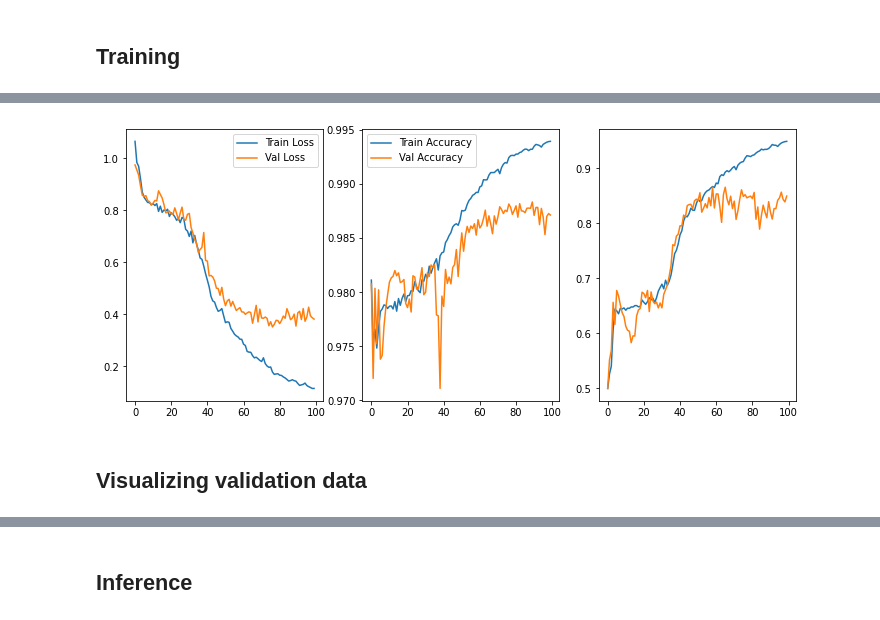
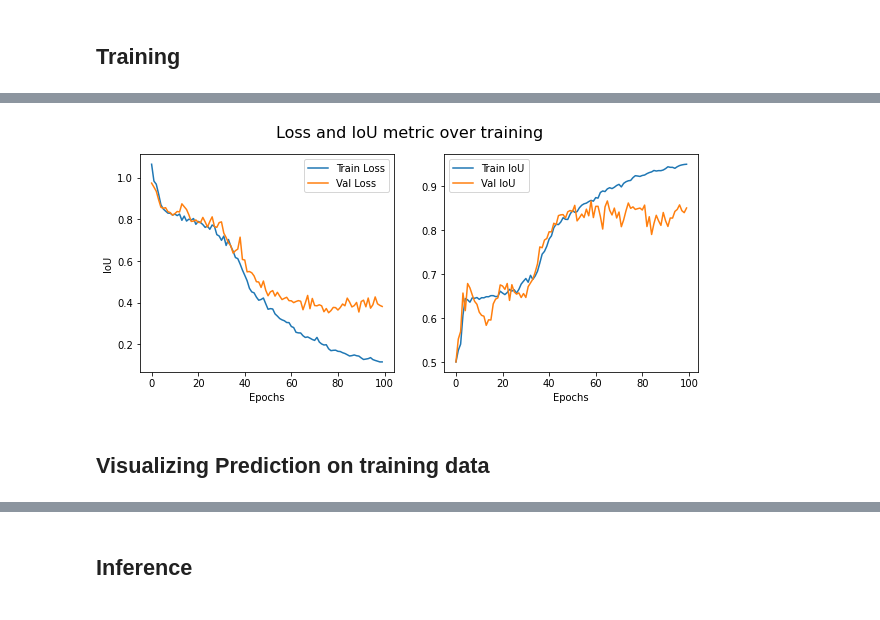
Before and after one commit to PoojanSmart/AI-2-Brain-Tumor-Classification-Segmentation-Project, a Jupyter notebook: u-net.ipynb, the cells around one changed output, grey strips where cells are left out. Drawn from its saved outputs; the diff is of its cells as text; code cells hidden in the pictures.

```diff
--- a/u-net.ipynb
+++ b/u-net.ipynb
@@ -167,7 +167,3 @@ Non-trainable params: 0
 __________________________________________________________________________________________________
 # %% [markdown]
 ## Training
-# %%
-model.fit(zip(train_imagegen,train_maskgen), epochs=100, steps_per_epoch = 114,
-            validation_data= zip(val_imagegen, val_maskgen), validation_steps=38,validation_batch_size=16, workers=-1,
-            use_multiprocessing=True)
@@ -214,20 +191,23 @@ Epoch 99/100
 Epoch 100/100
 114/114 [==============================] - 83s 725ms/step - loss: 0.1148 - mean_iou: 0.9494 - accuracy: 0.9939 - val_loss: 0.3813 - val_mean_iou: 0.8499 - val_accuracy: 0.9871
 # %%
-f,ax = plt.subplots(1,3, figsize=(12,5))
+f,ax = plt.subplots(1,2, figsize=(10, 4))
+f.suptitle('Loss and IoU metric over training', fontsize=16)
+
 ax[0].plot(hist['loss'], label="Train Loss")
 ax[0].plot(hist['val_loss'], label="Val Loss")
+ax[0].set_xlabel("Epochs")
+ax[0].set_ylabel("Loss")
 
-ax[1].plot(hist['accuracy'], label="Train Accuracy")
-ax[1].plot(hist['val_accuracy'], label="Val Accuracy")
 
-ax[2].plot(hist['mean_iou'], label="Train Mean Itersection Union")
-ax[2].plot(hist['val_mean_iou'], label="Val Mean Itersection Union")
-
+ax[1].plot(hist['mean_iou'], label="Train IoU")
+ax[1].plot(hist['val_mean_iou'], label="Val IoU")
+ax[1].set_xlabel("Epochs")
+ax[0].set_ylabel("IoU")
 
 ax[0].legend()
 ax[1].legend()
 plt.show()
 # %% [output]
-[figure, old version]
+[figure, new version]
 # %%
@@ -239,5 +219,5 @@ save_model(model, './models/model2_v2.h5')
 with open("./history/model2_v2_hist","wb") as f:
     pickle.dump(history.history, f)
 # %% [markdown]
-## Visualizing validation data
+## Visualizing Prediction on training data
 # %%
```
Also changed, not shown: parts of 32 cells of this notebook.
